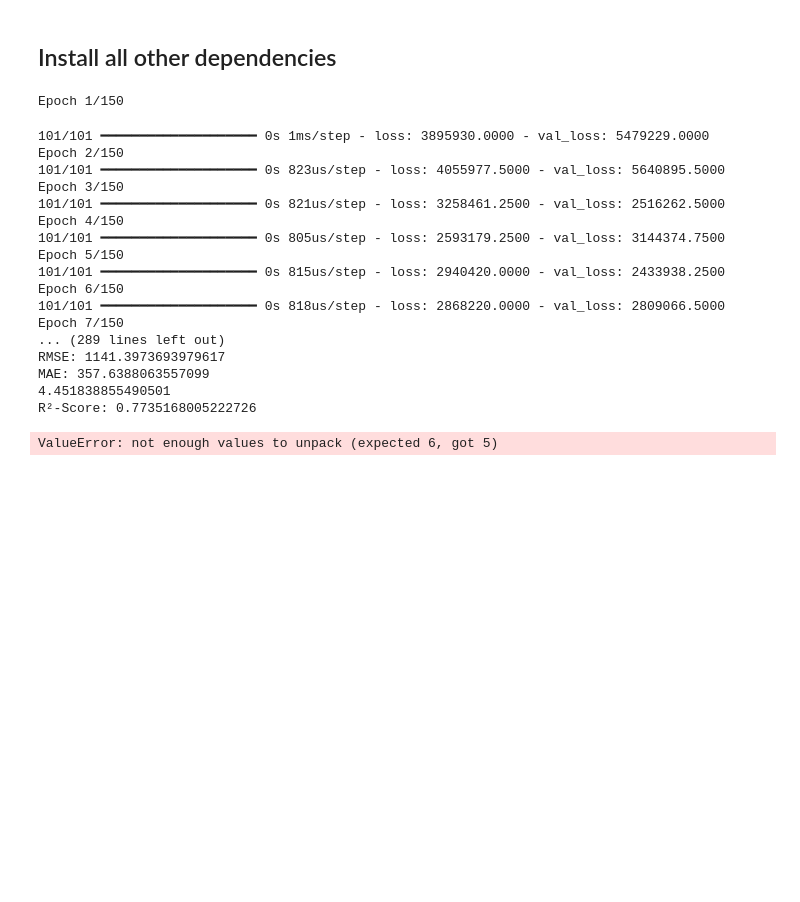
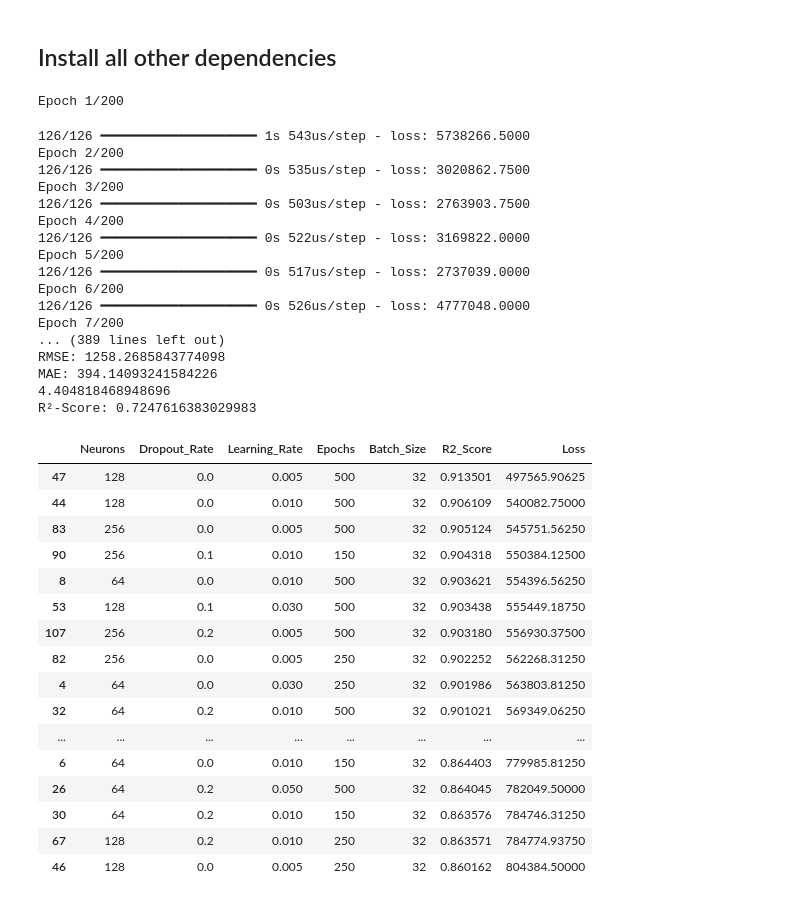
Before and after one commit to SimonUlu/performance-prediction, a Jupyter notebook: src/app/predictor/tensorflow.ipynb, the cells around one changed output. Saved outputs shown, nothing was run; the diff lists cells and outputs as text; code cells hidden in the pictures; blank space fills up the shorter version.

```diff
--- a/src/app/predictor/tensorflow.ipynb
+++ b/src/app/predictor/tensorflow.ipynb
@@ -17,7 +17,7 @@ from app.predictor.evaluation_models.neural_networks.networks import SequentialN
 # %% [markdown]
 ## Install all other dependencies
 # %%
-ann = SequentialNetwork(prepared_input_file_path, 'mean_squarred_error', 150, 0.2, 0.03)
+ann = SequentialNetwork(input_file_path, 'mean_squarred_error', 200, 0.0, 0.005)
 
 ann.load_and_prepare_data(drop_features=True)
 
@@ -25,24 +25,24 @@ ann.compile_model()
 
 ann.evaluate_model()
 # %% [output]
-Epoch 1/150
+Epoch 1/200
-101/101 ━━━━━━━━━━━━━━━━━━━━ 0s 1ms/step - loss: 3895930.0000 - val_loss: 5479229.0000
-Epoch 2/150
-101/101 ━━━━━━━━━━━━━━━━━━━━ 0s 823us/step - loss: 4055977.5000 - val_loss: 5640895.5000
-Epoch 3/150
-101/101 ━━━━━━━━━━━━━━━━━━━━ 0s 821us/step - loss: 3258461.2500 - val_loss: 2516262.5000
-Epoch 4/150
-101/101 ━━━━━━━━━━━━━━━━━━━━ 0s 805us/step - loss: 2593179.2500 - val_loss: 3144374.7500
-Epoch 5/150
-101/101 ━━━━━━━━━━━━━━━━━━━━ 0s 815us/step - loss: 2940420.0000 - val_loss: 2433938.2500
-Epoch 6/150
-101/101 ━━━━━━━━━━━━━━━━━━━━ 0s 818us/step - loss: 2868220.0000 - val_loss: 2809066.5000
-Epoch 7/150
-... (289 lines left out)
-RMSE: 1141.3973693979617
-MAE: 357.6388063557099
-4.451838855490501
-R²-Score: 0.7735168005222726
+126/126 ━━━━━━━━━━━━━━━━━━━━ 1s 543us/step - loss: 5738266.5000
+Epoch 2/200
+126/126 ━━━━━━━━━━━━━━━━━━━━ 0s 535us/step - loss: 3020862.7500
+Epoch 3/200
+126/126 ━━━━━━━━━━━━━━━━━━━━ 0s 503us/step - loss: 2763903.7500
+Epoch 4/200
+126/126 ━━━━━━━━━━━━━━━━━━━━ 0s 522us/step - loss: 3169822.0000
+Epoch 5/200
+126/126 ━━━━━━━━━━━━━━━━━━━━ 0s 517us/step - loss: 2737039.0000
+Epoch 6/200
+126/126 ━━━━━━━━━━━━━━━━━━━━ 0s 526us/step - loss: 4777048.0000
+Epoch 7/200
+... (389 lines left out)
+RMSE: 1258.2685843774098
+MAE: 394.14093241584226
+4.404818468948696
+R²-Score: 0.7247616383029983
 # %%
 from scikeras.wrappers import KerasRegressor
 
@@ -50,7 +50,7 @@ ann = SequentialNetwork(prepared_input_file_path, 'mean_squarred_error', 150, 0.
 
 ann.load_and_prepare_data(drop_features=True)
 
-ann.search_for_best_model()
+results = ann.search_for_best_model()
 
 # def build_regressor():
 #     model = Sequential([
@@ -68,5 +68,23 @@ ann.search_for_best_model()
 # regressor.fit(ann.X_train, ann.y_train)
 
 # predictions = regressor.predict(ann.X_test)
-# %% [output]
-ValueError: not enough values to unpack (expected 6, got 5)
+# %%
+results.head(50)
+# %% [output]
+|  | Neurons | Dropout_Rate | Learning_Rate | Epochs | Batch_Size | R2_Score | Loss |
+| 47 | 128 | 0.0 | 0.005 | 500 | 32 | 0.913501 | 497565.90625 |
+| 44 | 128 | 0.0 | 0.010 | 500 | 32 | 0.906109 | 540082.75000 |
+| 83 | 256 | 0.0 | 0.005 | 500 | 32 | 0.905124 | 545751.56250 |
+| 90 | 256 | 0.1 | 0.010 | 150 | 32 | 0.904318 | 550384.12500 |
+| 8 | 64 | 0.0 | 0.010 | 500 | 32 | 0.903621 | 554396.56250 |
+| 53 | 128 | 0.1 | 0.030 | 500 | 32 | 0.903438 | 555449.18750 |
+| 107 | 256 | 0.2 | 0.005 | 500 | 32 | 0.903180 | 556930.37500 |
+| 82 | 256 | 0.0 | 0.005 | 250 | 32 | 0.902252 | 562268.31250 |
+| 4 | 64 | 0.0 | 0.030 | 250 | 32 | 0.901986 | 563803.81250 |
+| 32 | 64 | 0.2 | 0.010 | 500 | 32 | 0.901021 | 569349.06250 |
+| ... | ... | ... | ... | ... | ... | ... | ... |
+| 6 | 64 | 0.0 | 0.010 | 150 | 32 | 0.864403 | 779985.81250 |
+| 26 | 64 | 0.2 | 0.050 | 500 | 32 | 0.864045 | 782049.50000 |
+| 30 | 64 | 0.2 | 0.010 | 150 | 32 | 0.863576 | 784746.31250 |
+| 67 | 128 | 0.2 | 0.010 | 250 | 32 | 0.863571 | 784774.93750 |
+| 46 | 128 | 0.0 | 0.005 | 250 | 32 | 0.860162 | 804384.50000 |
```
Also changed, not shown: parts of 2 cells of this notebook, 8 other files.
